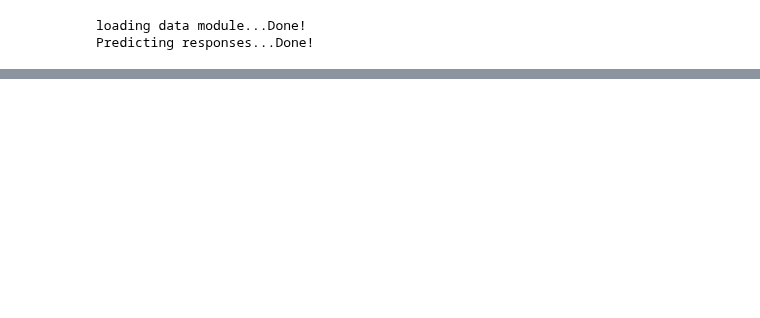
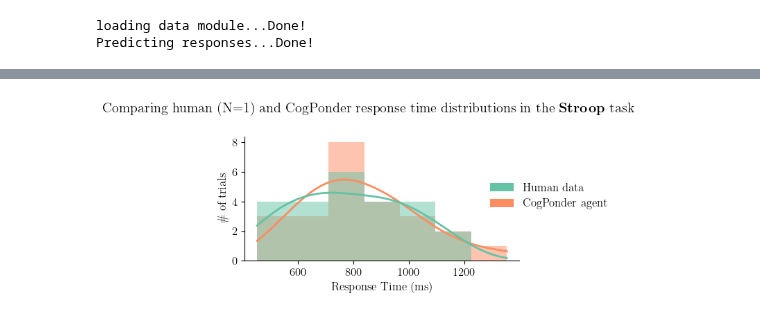
Before and after one commit to morteza/CogPonder, a Jupyter notebook: notebooks/Figures/Figure3-Stroop.ipynb, the cells around one changed output, grey strips where cells are left out. Cells and saved outputs as stored; diff of their text form; code cells hidden in the pictures; blank space fills up the shorter version.

```diff
--- a/notebooks/Figures/Figure3-Stroop.ipynb
+++ b/notebooks/Figures/Figure3-Stroop.ipynb
@@ -133,0 +132,36 @@ plt.show()
+# %%
+# Figure 4
+
+plot_data = pd.DataFrame({
+    'rt_true': rt_true * dataset.response_step_interval + non_decision_time,
+    'rt_pred': rt_pred * dataset.response_step_interval + non_decision_time,
+}).melt()
+
+g = sns.displot(
+    data=plot_data, x='value', hue='variable',
+    kind='hist', kde=True, fill=True, common_norm=False,
+    lw=0, alpha=.5, height=3, aspect=1.2,
+    kde_kws={'cut': 0, 'clip': (0, 2000)},
+    line_kws={'linewidth': 2},
+    palette='Set2',
+    hue_order=['rt_true', 'rt_pred'],
+    legend=True
+)
+
+# replace labels
+g._legend.set_title(None)
+g.legend.set_bbox_to_anchor((1.6, .5))
+for t, l in zip(g._legend.texts, ['Human data', 'CogPonder agent']):
+    t.set_text(l)
+
+g._legend.legendHandles[0].set_alpha(1)
+g._legend.legendHandles[1].set_alpha(1)
+
+g.ax.set(xlabel='Response Time (ms)', ylabel='\# of trials')
+
+plt.suptitle('Comparing human (N=1) and CogPonder response time distributions in the \\textbf{Stroop} task')
+plt.tight_layout()
+plt.savefig('outputs/figures/figure4-stroop.png', bbox_inches='tight', dpi=300)
+plt.show()
+# %% [output]
+[figure, added]
```
Also changed, not shown: parts of 3 cells of this notebook, 5 other files.
